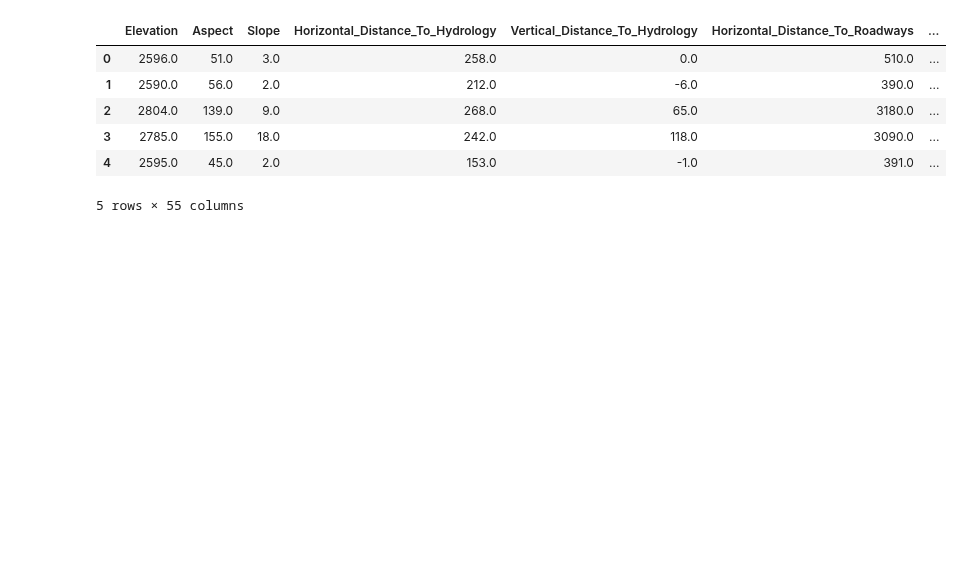
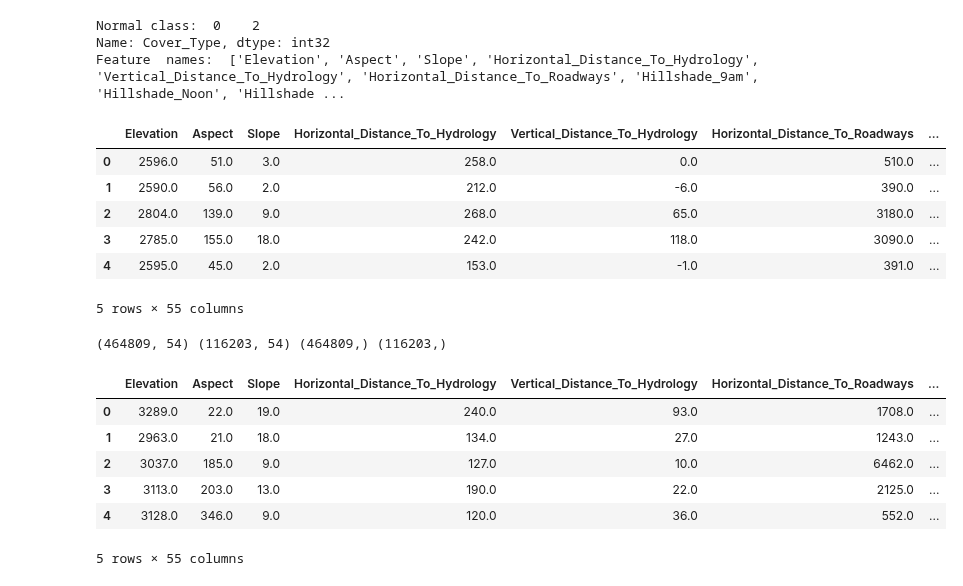
Before and after one commit to brinashong/CS5344_Project, a Jupyter notebook: work/pipeline.ipynb, the cells around one changed output. Drawn from its saved outputs; the diff is of its cells as text; code cells hidden in the pictures; blank space fills up the shorter version.

```diff
--- a/work/pipeline.ipynb
+++ b/work/pipeline.ipynb
@@ -19,16 +77,22 @@ from sklearn.datasets import fetch_openml
 # %%
 data = fetch_covtype(as_frame=True)  # Set as_frame=True to get the data as a DataFrame
-X = data['data']
-y = data['target']
+X_data = data['data']
+y_data = data['target']
 
 # Combine features and target into one DataFrame
-all_df = pd.concat([X, y], axis=1)
+all_df = pd.concat([X_data, y_data], axis=1)
+
+print('Normal class: ', all_df[TARGET_COLUMN].mode())
+print('Feature  names: ', data.feature_names)
 all_df.head()
 # %% [output]
+Normal class:  0    2
+Name: Cover_Type, dtype: int32
+Feature  names:  ['Elevation', 'Aspect', 'Slope', 'Horizontal_Distance_To_Hydrology', 'Vertical_Distance_To_Hydrology', 'Horizontal_Distance_To_Roadways', 'Hillshade_9am', 'Hillshade_Noon', 'Hillshade ...
 |  | Elevation | Aspect | Slope | Horizontal_Distance_To_Hydrology | Vertical_Distance_To_Hydrology | Horizontal_Distance_To_Roadways | ... |
 | 0 | 2596.0 | 51.0 | 3.0 | 258.0 | 0.0 | 510.0 | ... |
 | 1 | 2590.0 | 56.0 | 2.0 | 212.0 | -6.0 | 390.0 | ... |
 | 2 | 2804.0 | 139.0 | 9.0 | 268.0 | 65.0 | 3180.0 | ... |
 | 3 | 2785.0 | 155.0 | 18.0 | 242.0 | 118.0 | 3090.0 | ... |
 | 4 | 2595.0 | 45.0 | 2.0 | 153.0 | -1.0 | 391.0 | ... |
-5 rows × 55 columns
+5 rows × 55 columns
@@ -46 +99,26 @@ def remove_files_from_directory(directory):
+# %%
+# Get X and y from all_df
+X_df = all_df.drop(columns=[TARGET_COLUMN])
+y_df = all_df[TARGET_COLUMN]
+
+# Split the data into training and test sets
+X_train, X_test, y_train, y_test = train_test_split(X_df.values, y_df.values, test_size=0.2, random_state=42)
+print(X_train.shape, X_test.shape, y_train.shape, y_test.shape)
+
+# Convert X_train and y_train to DataFrame and Series respectively
+X_train_df = pd.DataFrame(X_train, columns=X_df.columns)  # Assuming X_df has the column names
+y_train_df = pd.Series(y_train, name=TARGET_COLUMN)  # Convert y_train to a Series with the target column name
+
+# Concatenate X_train and y_train along the columns (axis=1)
+X_y_train_df = pd.concat([X_train_df, y_train_df], axis=1)
+X_y_train_df.head()
+# %% [output]
+(464809, 54) (116203, 54) (464809,) (116203,)
+|  | Elevation | Aspect | Slope | Horizontal_Distance_To_Hydrology | Vertical_Distance_To_Hydrology | Horizontal_Distance_To_Roadways | ... |
+| 0 | 3289.0 | 22.0 | 19.0 | 240.0 | 93.0 | 1708.0 | ... |
+| 1 | 2963.0 | 21.0 | 18.0 | 134.0 | 27.0 | 1243.0 | ... |
+| 2 | 3037.0 | 185.0 | 9.0 | 127.0 | 10.0 | 6462.0 | ... |
+| 3 | 3113.0 | 203.0 | 13.0 | 190.0 | 22.0 | 2125.0 | ... |
+| 4 | 3128.0 | 346.0 | 9.0 | 120.0 | 36.0 | 552.0 | ... |
+5 rows × 55 columns
 # %%
```
Also changed, not shown: parts of 17 cells of this notebook, 19 other files.
